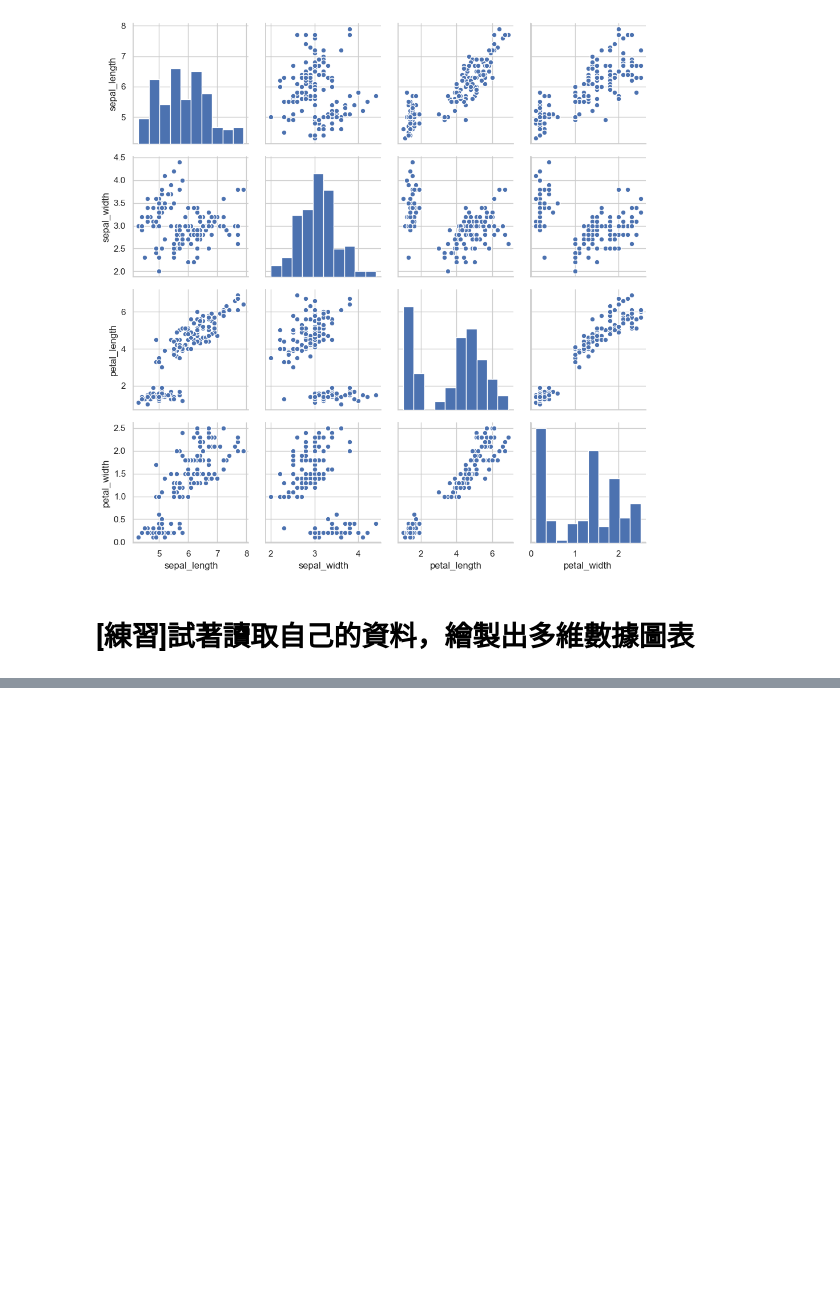
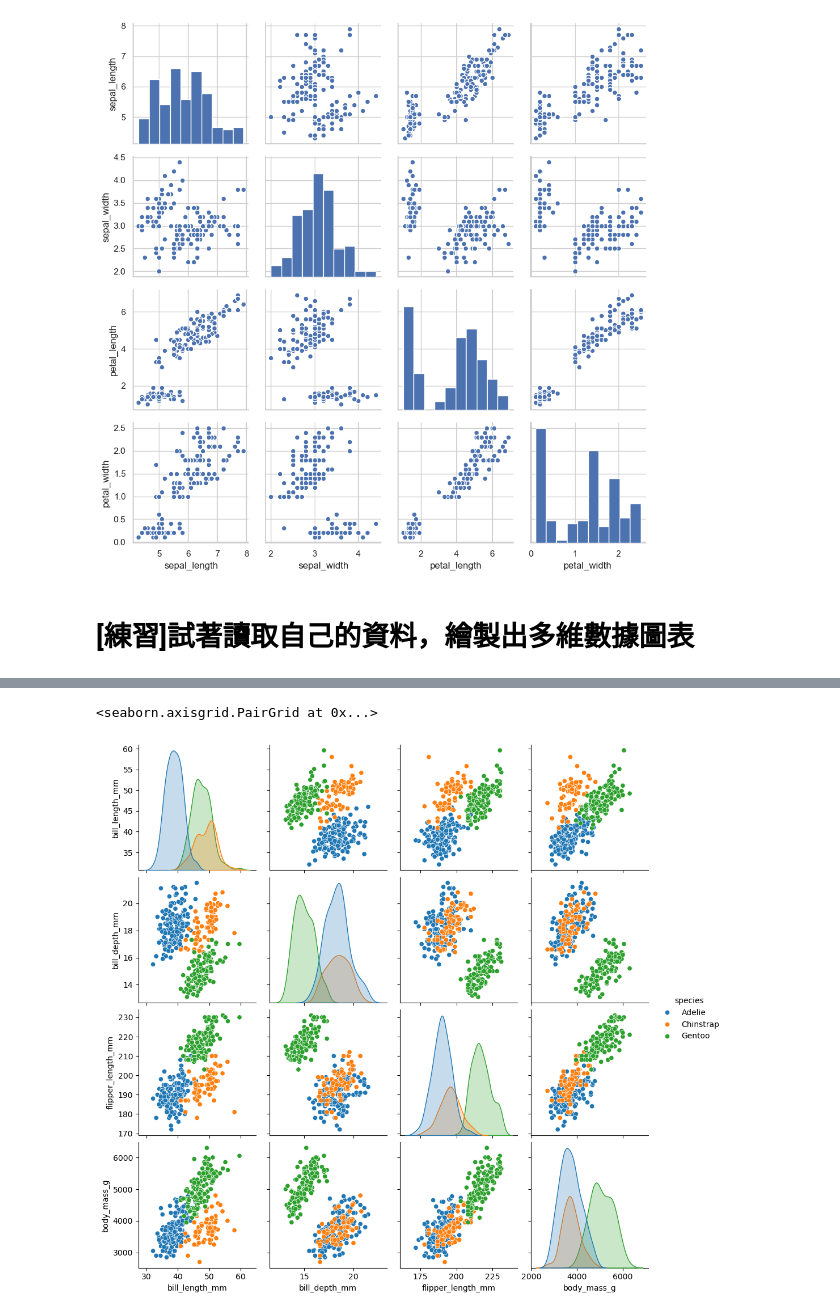
Before and after one commit to Yueh0315/IMLP, a Jupyter notebook: Unit02/2.4.2_Seaborn數據視覺化.ipynb, the cells around one changed output, grey strips where cells are left out. Saved outputs shown, nothing was run; the diff lists cells and outputs as text; code cells hidden in the pictures; blank space fills up the shorter version.

```diff
--- a/Unit02/2.4.2_Seaborn數據視覺化.ipynb
+++ b/Unit02/2.4.2_Seaborn數據視覺化.ipynb
@@ -377,3 +375,6 @@ g = g.map_offdiag(plt.scatter, edgecolor = 'w', s=40)
 [figure]
 # %% [markdown]
 # [練習]試著讀取自己的資料，繪製出多維數據圖表
+# %%
+penguins = sns.load_dataset('penguins')
+penguins.head()
@@ -379,0 +388,5 @@ g = g.map_offdiag(plt.scatter, edgecolor = 'w', s=40)
+# %%
+sns.pairplot(penguins, hue='species', height=2.5, palette='tab10')
+# %% [output]
+<seaborn.axisgrid.PairGrid at 0x...>
+[figure, added]
```
Also changed, not shown: parts of 5 cells of this notebook.
